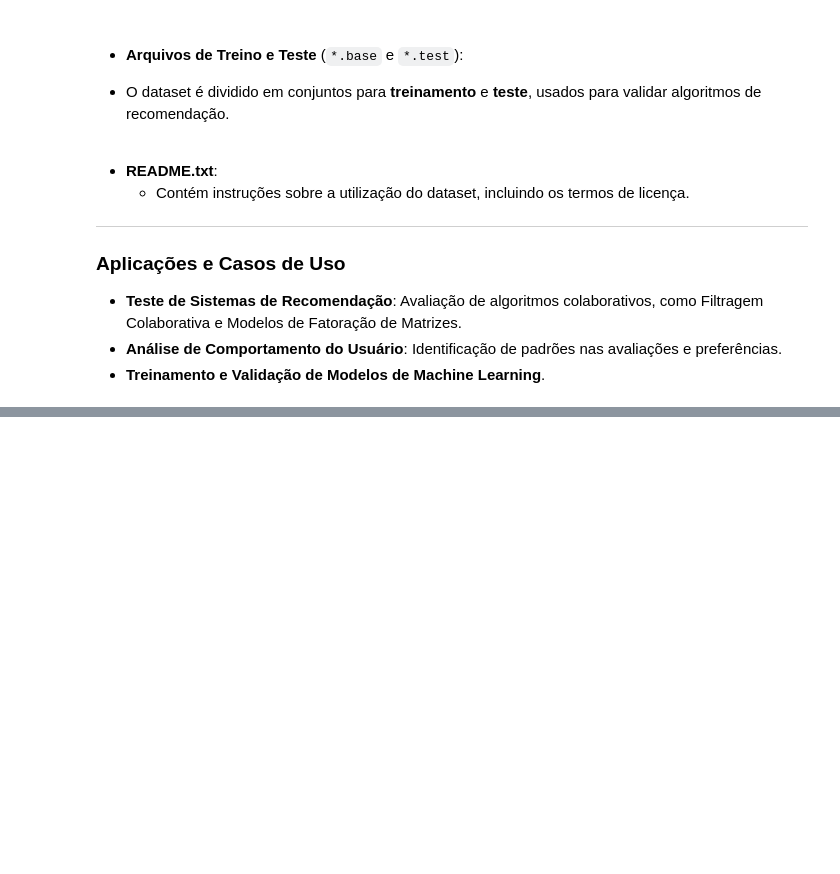
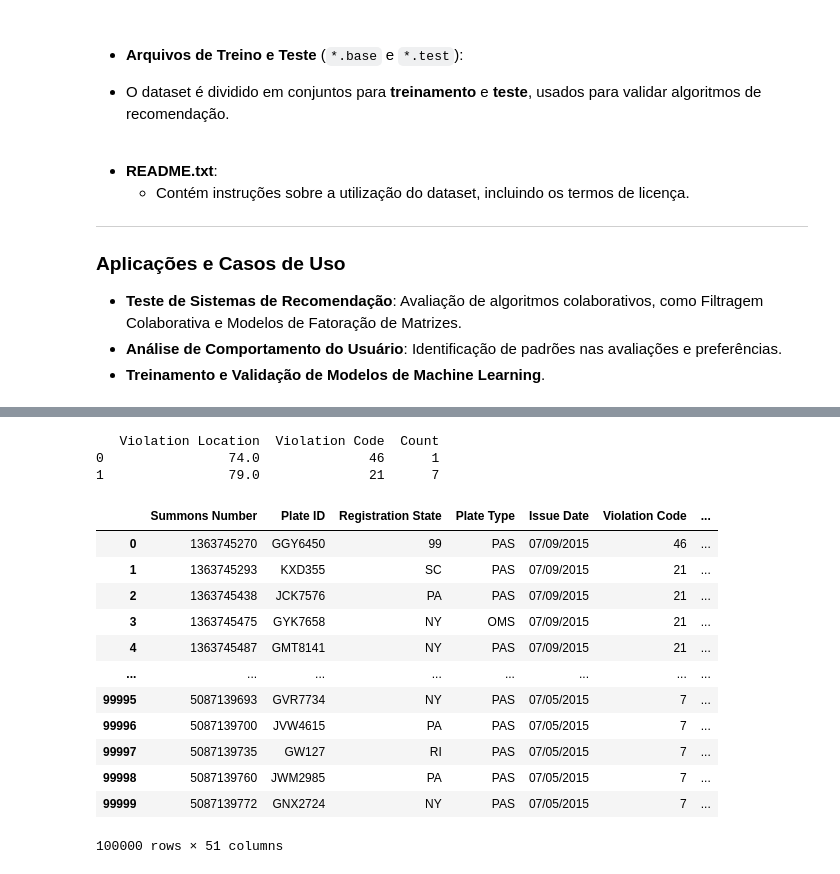
Before and after one commit to EduardoBran/Usando_Map_Reduce_em_Grandes_Volumes_de_Dados, a Jupyter notebook: 3.Conceito_-_Trabalhando_com_MapReduce.ipynb, the cells around one changed output, grey strips where cells are left out. Drawn from its saved outputs; the diff is of its cells as text; code cells hidden in the pictures; blank space fills up the shorter version.

```diff
--- a/3.Conceito_-_Trabalhando_com_MapReduce.ipynb
+++ b/3.Conceito_-_Trabalhando_com_MapReduce.ipynb
@@ -996,0 +3054,16 @@ AttributeError: 'str' object has no attribute 'head'
+# %%
+# Importa a biblioteca pandas
+import pandas as pd
+
+# Configura o pandas para mostrar todas as colunas
+pd.set_option('display.max_columns', None)
+
+# Carrega apenas as 10 primeiras linhas do arquivo CSV
+caminho_arquivo = 'Datasets/PV_2016.csv'
+df = pd.read_csv(caminho_arquivo, nrows=100000)
+
+# Exibe as primeiras 10 linhas do DataFrame, com todas as colunas
+display(df.head())
+
+# Exibe o número de linhas e colunas carregadas
+print(f"O arquivo tem {df.shape[0]} linhas e {df.shape[1]} colunas")
@@ -996,0 +3124,54 @@ AttributeError: 'str' object has no attribute 'head'
+# %%
+import pandas as pd
+
+# Supondo que 'df' seja o DataFrame já carregado no Jupyter Notebook
+# Certifique-se de que df já está carregado com as colunas adequadas
+
+def process_infracoes_por_bairro(df):
+
+    # Verificar se as colunas 'Violation Location' e 'Violation Code' existem no DataFrame
+    if 'Violation Location' not in df.columns or 'Violation Code' not in df.columns:
+        raise KeyError("As colunas 'Violation Location' e 'Violation Code' não foram encontradas no dataset.")
+
+    df_copy = df.copy()
+
+    # Remover linhas onde o bairro ('Violation Location') está ausente
+    df_copy = df[df['Violation Location'].notna()].copy()
+
+    # Substituir valores nulos na coluna 'Violation Code' por 'unknown'
+    df_copy['Violation Code'] = df['Violation Code'].fillna('unknown')
+
+    # Contar as ocorrências de cada combinação de bairro e código de infração
+    contagem_infracoes = df_copy.groupby(['Violation Location', 'Violation Code']).size().reset_index(name='Count')
+
+    # Para cada bairro, encontrar a infração mais comum
+    # Agrupamos por 'Violation Location' e pegamos a infração com a maior contagem
+    infracao_mais_comum = contagem_infracoes.loc[contagem_infracoes.groupby('Violation Location')['Count'].idxmax()]
+
+    return infracao_mais_comum
+
+# Chamando a função para processar o DataFrame 'df' e obter a infração mais comum por bairro
+resultado = process_infracoes_por_bairro(df)
+
+# Exibir o resultado
+print(resultado)
+# %% [output]
+   Violation Location  Violation Code  Count
+0                74.0              46      1
+1                79.0              21      7
+# %%
+df
+# %% [output]
+|  | Summons Number | Plate ID | Registration State | Plate Type | Issue Date | Violation Code | ... |
+| 0 | 1363745270 | GGY6450 | 99 | PAS | 07/09/2015 | 46 | ... |
+| 1 | 1363745293 | KXD355 | SC | PAS | 07/09/2015 | 21 | ... |
+| 2 | 1363745438 | JCK7576 | PA | PAS | 07/09/2015 | 21 | ... |
+| 3 | 1363745475 | GYK7658 | NY | OMS | 07/09/2015 | 21 | ... |
+| 4 | 1363745487 | GMT8141 | NY | PAS | 07/09/2015 | 21 | ... |
+| ... | ... | ... | ... | ... | ... | ... | ... |
+| 99995 | 5087139693 | GVR7734 | NY | PAS | 07/05/2015 | 7 | ... |
+| 99996 | 5087139700 | JVW4615 | PA | PAS | 07/05/2015 | 7 | ... |
+| 99997 | 5087139735 | GW127 | RI | PAS | 07/05/2015 | 7 | ... |
+| 99998 | 5087139760 | JWM2985 | PA | PAS | 07/05/2015 | 7 | ... |
+| 99999 | 5087139772 | GNX2724 | NY | PAS | 07/05/2015 | 7 | ... |
+100000 rows × 51 columns
```
Also changed, not shown: parts of 12 cells of this notebook, 12 other files.
